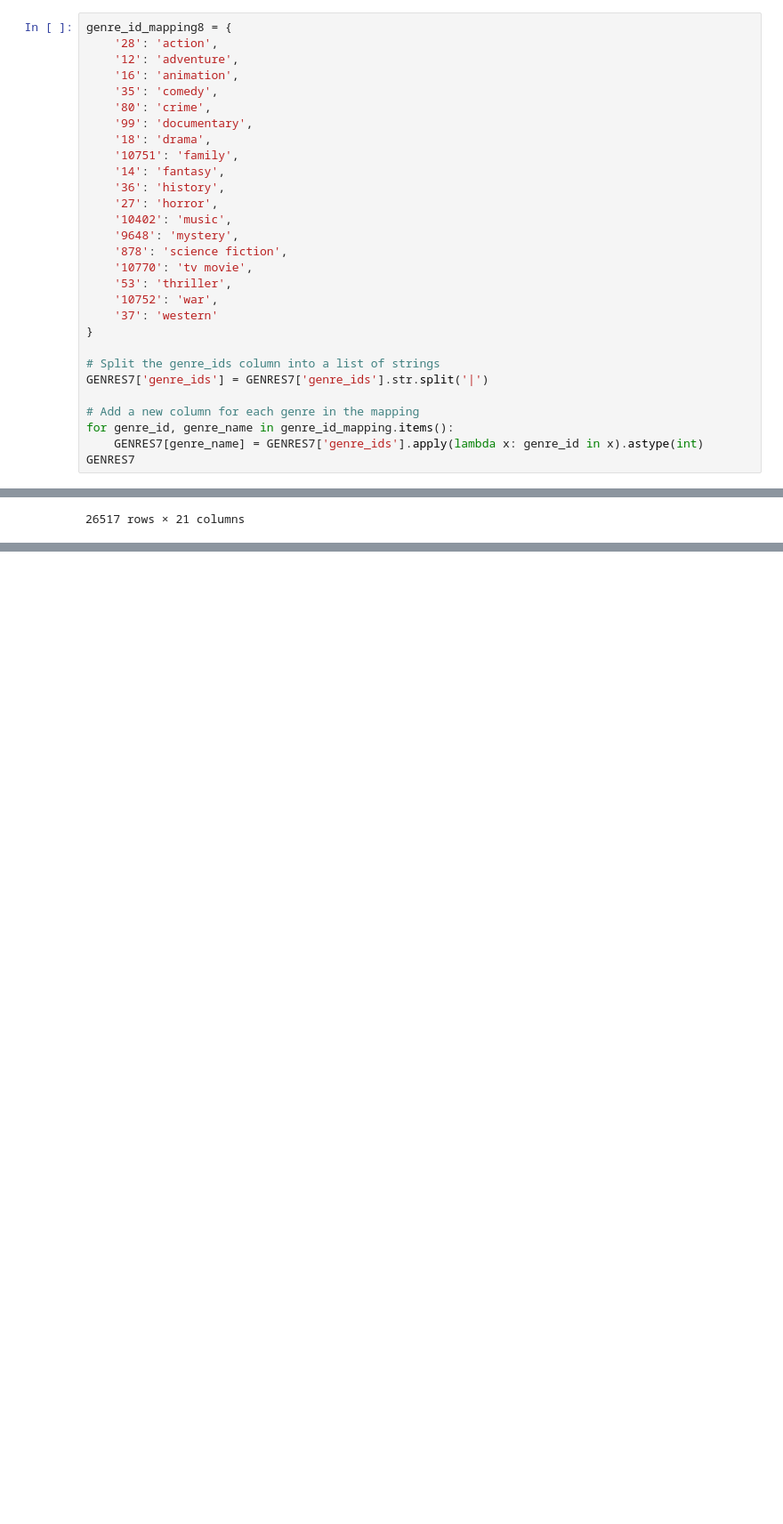
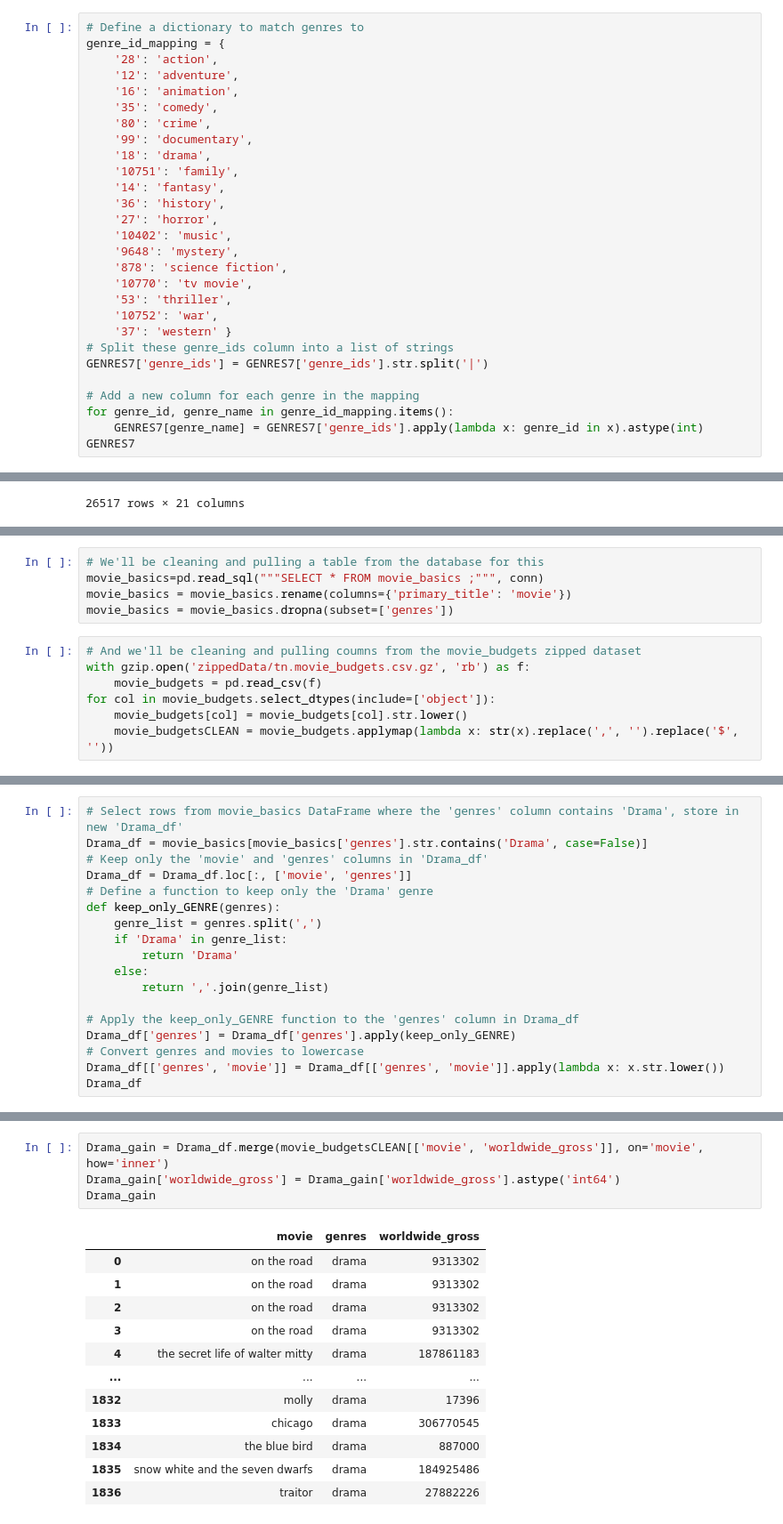
Before and after one commit to ScottyDebuggin/dsc-phase-2-project-v3, a Jupyter notebook: FINAL.ipynb, the cells around one changed output, grey strips where cells are left out. Shown: that part at 89% size. Cells and saved outputs as stored; diff of their text form; blank space fills up the shorter version.

```diff
--- a/FINAL.ipynb
+++ b/FINAL.ipynb
@@ -113,5 +94,6 @@ GENRES7
 # %%
-genre_id_mapping8 = {
+# Define a dictionary to match genres to
+genre_id_mapping = {
     '28': 'action',
     '12': 'adventure',
     '16': 'animation',
@@ -129,10 +111,8 @@ genre_id_mapping8 = {
     '10770': 'tv movie',
     '53': 'thriller',
     '10752': 'war',
-    '37': 'western'
-}
-
-# Split the genre_ids column into a list of strings
+    '37': 'western' }
+# Split these genre_ids column into a list of strings
 GENRES7['genre_ids'] = GENRES7['genre_ids'].str.split('|')
 
 # Add a new column for each genre in the mapping
@@ -353,0 +238,12 @@ plt.show()
+# %%
+# We'll be cleaning and pulling a table from the database for this
+movie_basics=pd.read_sql("""SELECT * FROM movie_basics ;""", conn)
+movie_basics = movie_basics.rename(columns={'primary_title': 'movie'})
+movie_basics = movie_basics.dropna(subset=['genres'])
+# %%
+# And we'll be cleaning and pulling coumns from the movie_budgets zipped dataset
+with gzip.open('zippedData/tn.movie_budgets.csv.gz', 'rb') as f:
+    movie_budgets = pd.read_csv(f)
+for col in movie_budgets.select_dtypes(include=['object']):
+    movie_budgets[col] = movie_budgets[col].str.lower()
+    movie_budgetsCLEAN = movie_budgets.applymap(lambda x: str(x).replace(',', '').replace('$', ''))
@@ -353,0 +252,18 @@ plt.show()
+# %%
+# Select rows from movie_basics DataFrame where the 'genres' column contains 'Drama', store in new 'Drama_df'
+Drama_df = movie_basics[movie_basics['genres'].str.contains('Drama', case=False)]
+# Keep only the 'movie' and 'genres' columns in 'Drama_df'
+Drama_df = Drama_df.loc[:, ['movie', 'genres']]
+# Define a function to keep only the 'Drama' genre
+def keep_only_GENRE(genres):
+    genre_list = genres.split(',')
+    if 'Drama' in genre_list:
+        return 'Drama'
+    else:
+        return ','.join(genre_list)
+
+# Apply the keep_only_GENRE function to the 'genres' column in Drama_df
+Drama_df['genres'] = Drama_df['genres'].apply(keep_only_GENRE)
+# Convert genres and movies to lowercase
+Drama_df[['genres', 'movie']] = Drama_df[['genres', 'movie']].apply(lambda x: x.str.lower())
+Drama_df
@@ -353,0 +298,17 @@ plt.show()
+# %%
+Drama_gain = Drama_df.merge(movie_budgetsCLEAN[['movie', 'worldwide_gross']], on='movie', how='inner')
+Drama_gain['worldwide_gross'] = Drama_gain['worldwide_gross'].astype('int64')
+Drama_gain
+# %% [output]
+|  | movie | genres | worldwide_gross |
+| 0 | on the road | drama | 9313302 |
+| 1 | on the road | drama | 9313302 |
+| 2 | on the road | drama | 9313302 |
+| 3 | on the road | drama | 9313302 |
+| 4 | the secret life of walter mitty | drama | 187861183 |
+| ... | ... | ... | ... |
+| 1832 | molly | drama | 17396 |
+| 1833 | chicago | drama | 306770545 |
+| 1834 | the blue bird | drama | 887000 |
+| 1835 | snow white and the seven dwarfs | drama | 184925486 |
+| 1836 | traitor | drama | 27882226 |
```
Also changed, not shown: parts of 64 cells of this notebook, 2 other files.
